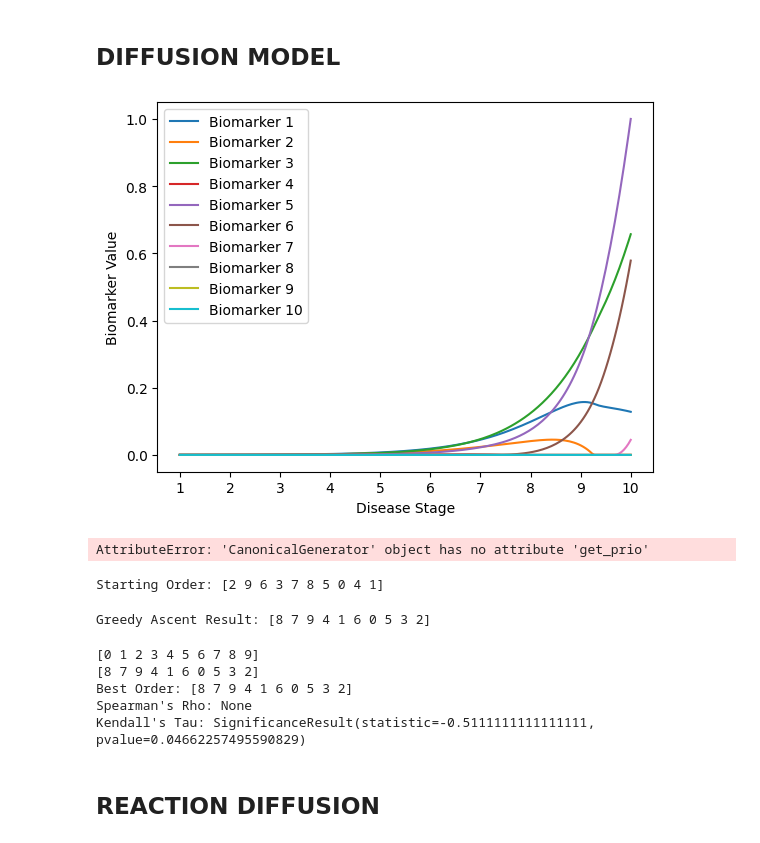
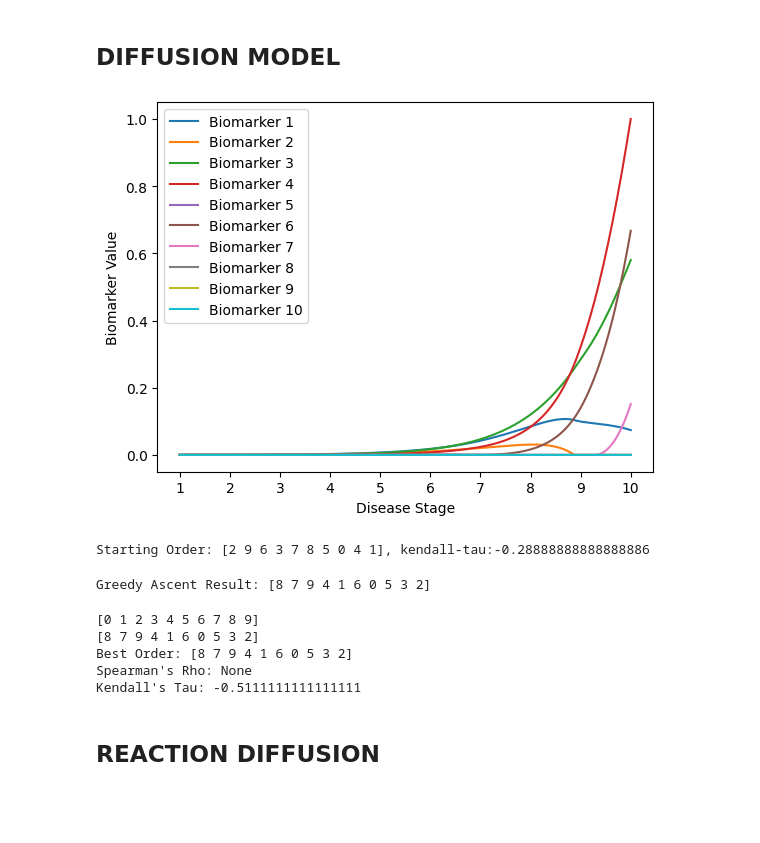
Before and after one commit to LAMCIG/Progression_models_simulations, a Jupyter notebook: notebooks/10-ODE_generation.ipynb, the cells around one changed output. Saved outputs shown, nothing was run; the diff lists cells and outputs as text; code cells hidden in the pictures; blank space fills up the shorter version.

```diff
--- a/notebooks/10-ODE_generation.ipynb
+++ b/notebooks/10-ODE_generation.ipynb
@@ -102,32 +62,30 @@ AttributeError: 'NoneType' object has no attribute 'summary'
 # %%
 n_biomarker_stages = 10
 model_type = 'diffusion'
 
 # generate the canonical model
 canonical_generator = CanonicalGenerator(n_biomarker_stages, model_type, random_state=3)
 canonical_generator.plot_disease_progression()
-prior = canonical_generator.get_prio
-r()
+prior = canonical_generator.get_prior
 
 # generate patient samples
 sample_generator = SampleGenerator(canonical_generator, n_patients = 1000, add_noise=True, noise_std=0.1, random_state=2, skewness=-1)
 patient_samples = sample_generator.patient_samples
 # %% [output]
-[figure, old version]
+[figure, new version]
-AttributeError: 'CanonicalGenerator' object has no attribute 'get_prio'
 # %%
 analyzer = DiseaseProgressionAnalyzer(patient_samples)
-analyzer.set_prior(prior = prior)
+analyzer.set_prior(prior = None)
 likelihood_matrix = analyzer.run_analysis('ebm')
 analyzer.ebm_analyzer.summary()
 # %% [output]
-Starting Order: [2 9 6 3 7 8 5 0 4 1]
+Starting Order: [2 9 6 3 7 8 5 0 4 1], kendall-tau:-0.28888888888888886
 Greedy Ascent Result: [8 7 9 4 1 6 0 5 3 2]
 [0 1 2 3 4 5 6 7 8 9]
 [8 7 9 4 1 6 0 5 3 2]
 Best Order: [8 7 9 4 1 6 0 5 3 2]
 Spearman's Rho: None
-Kendall's Tau: SignificanceResult(statistic=-0.5111111111111111, pvalue=0.04662257495590829)
+Kendall's Tau: -0.5111111111111111
 # %% [markdown]
 ## REACTION DIFFUSION
 # %%
```
Also changed, not shown: parts of 8 cells of this notebook, 8 other files.
